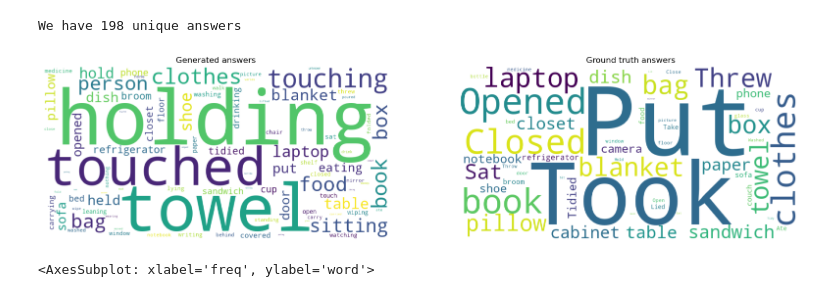
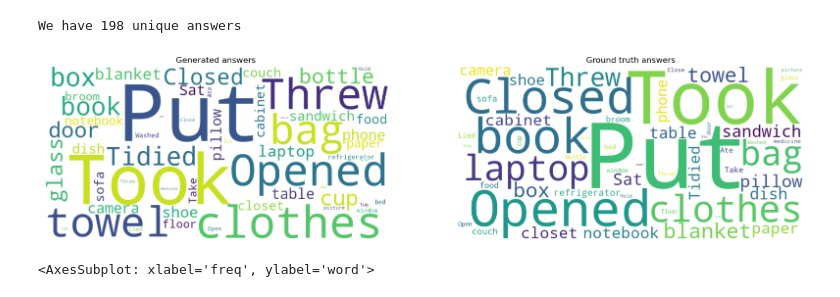
Before and after one commit to FabioLusha/video-neurosymbolic, a Jupyter notebook: star_code/src/todo_resp_analysis4.ipynb, the cells around one changed output. Saved outputs shown, nothing was run; the diff lists cells and outputs as text; code cells hidden in the pictures.

```diff
--- a/star_code/src/todo_resp_analysis4.ipynb
+++ b/star_code/src/todo_resp_analysis4.ipynb
@@ -35,11 +35,12 @@ with open('../data/datasets/STAR_QA_and_stsg_val.json') as f:
     ground_truth = [{
         'id': sample['question_id'],
         'choices': sample['choices'],
-        'answer': sample['answer']
+        'num': sample['answer'],
+        'text': sample['choices'][str(sample['answer'])]
     } for sample in data]
 
 
-ground_truth_df = pd.DataFrame(ground_truth, dtype='string')
-ground_truth_df.set_index('id', inplace=True)
-ground_truth_df
+gt_df = pd.DataFrame(ground_truth, dtype='string')
+gt_df.set_index('id', inplace=True)
+gt_df
 # %% [output]
@@ -100,7 +115,9 @@ Answer following the template: 6986
 Some responses do not follow the expected template format of "N. Answer text". Let's analyze these non-conforming responses in the following cells to understand their patterns and how to handle them.
 # %%
 # Check if the the template is somewhere in the answer
-contains_answer = predictions_df['answer'].str.contains(r'\d\. (?:\w+\W)+', case=False, regex=True)
+# i.e removing ^ and $
+ans_regex_pattern = r'\d\.\s(?:\w+(?:\s|\/)?){,10}\.'
+contains_answer = predictions_df['answer'].str.contains(ans_regex_pattern, case=False, regex=True)
 
 
 print(f"Answer following the template: {contains_answer.value_counts()[True]}\n"
@@ -274,0 +336,7 @@ Name: 0, Length: 5638, dtype: string
+# %%
+ans_regex_pattern = r'(\d)\.\s((?:\w+(?:\s|\/)?){,10}\.)'
+ans_df = predictions_df.loc[contains_answer]['answer'].str.extract(ans_regex_pattern)
+ans_df.rename(columns={0: 'num', 1: 'text'}, inplace=True)
+
+ans_df['text'] = ans_df['text'].str.strip()
+ans_df
@@ -338,27 +377,27 @@ We have 198 unique answers
 # %%
 fig, (ax1, ax2) = plt.subplots(1, 2, figsize=(20, 5))
 
 # predictions worldcloud
-pred_text = ' '.join(answers_series.astype(str))
+pred_text = ' '.join(ans_df['text'].astype(str))
 wordcloud1 = WordCloud(width=800,
                        height=400,
                        background_color='white',
                        collocations=False).generate(pred_text)
 ax1.imshow(wordcloud1, interpolation='bilinear')
 ax1.axis('off')
 ax1.set_title('Generated answers')
 
 # ground truth wordcloud
-gt_text = ' '.join(gt_series.astype(str))
+gt_text = ' '.join(gt_df['text'].astype(str))
 wordcloud2 = WordCloud(width=800,
                        height=400,
                        background_color='white',
                        collocations=False).generate(gt_text)
 ax2.imshow(wordcloud2, interpolation='bilinear')
 ax2.axis('off')
 ax2.set_title('Ground truth answers')
 
 plt.show()
 # %% [output]
-[figure, old version]
+[figure, new version]
 # %%
```
Also changed, not shown: parts of 56 cells of this notebook.
